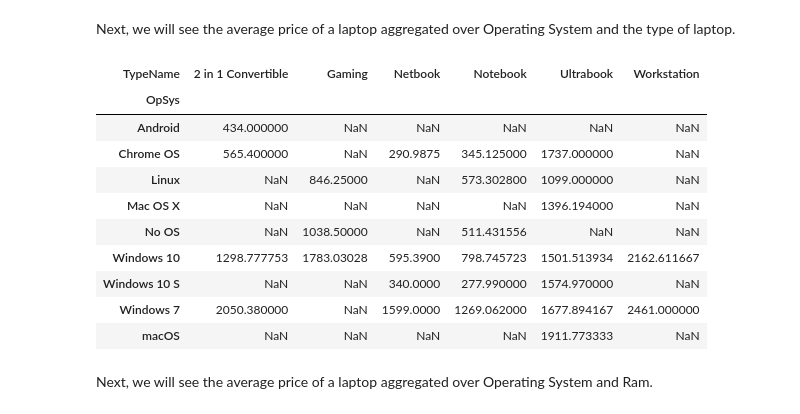
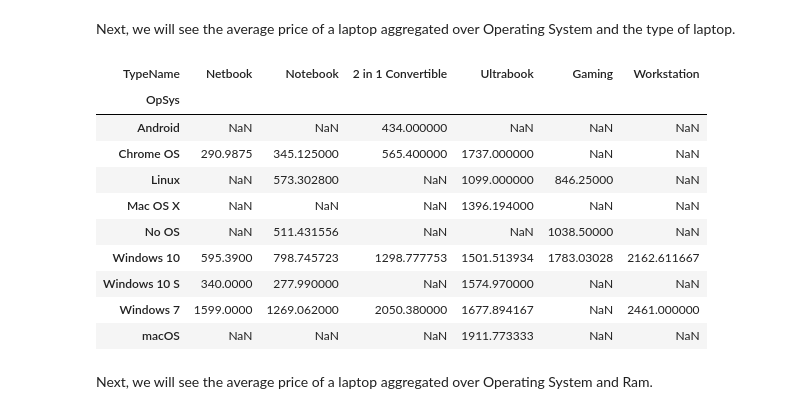
Before and after one commit to ryan-ferns/project_laptop_prices, a Jupyter notebook: laptop-prices-project.ipynb, the cells around one changed output. Cells and saved outputs as stored; diff of their text form; code cells hidden in the pictures.

```diff
--- a/laptop-prices-project.ipynb
+++ b/laptop-prices-project.ipynb
@@ -1689,19 +1697,27 @@ Next, we will see the average price of
 a laptop aggregated over Operating System
 and the type of laptop.
 # %%
-pd.pivot_table(train, values='Price_euros', index='OpSys', columns='TypeName')
+pd.pivot_table(
+    train,
+    values='Price_euros',
+    index='OpSys',
+    columns='TypeName'
+).reindex(
+    labels=TypeName_values,
+    axis=1
+)
 # %% [output]
-| TypeName | 2 in 1 Convertible | Gaming | Netbook | Notebook | Ultrabook | Workstation |
+| TypeName | Netbook | Notebook | 2 in 1 Convertible | Ultrabook | Gaming | Workstation |
 | OpSys |  |  |  |  |  |  |
-| Android | 434.000000 | NaN | NaN | NaN | NaN | NaN |
-| Chrome OS | 565.400000 | NaN | 290.9875 | 345.125000 | 1737.000000 | NaN |
-| Linux | NaN | 846.25000 | NaN | 573.302800 | 1099.000000 | NaN |
-| Mac OS X | NaN | NaN | NaN | NaN | 1396.194000 | NaN |
-| No OS | NaN | 1038.50000 | NaN | 511.431556 | NaN | NaN |
-| Windows 10 | 1298.777753 | 1783.03028 | 595.3900 | 798.745723 | 1501.513934 | 2162.611667 |
-| Windows 10 S | NaN | NaN | 340.0000 | 277.990000 | 1574.970000 | NaN |
-| Windows 7 | 2050.380000 | NaN | 1599.0000 | 1269.062000 | 1677.894167 | 2461.000000 |
-| macOS | NaN | NaN | NaN | NaN | 1911.773333 | NaN |
+| Android | NaN | NaN | 434.000000 | NaN | NaN | NaN |
+| Chrome OS | 290.9875 | 345.125000 | 565.400000 | 1737.000000 | NaN | NaN |
+| Linux | NaN | 573.302800 | NaN | 1099.000000 | 846.25000 | NaN |
+| Mac OS X | NaN | NaN | NaN | 1396.194000 | NaN | NaN |
+| No OS | NaN | 511.431556 | NaN | NaN | 1038.50000 | NaN |
+| Windows 10 | 595.3900 | 798.745723 | 1298.777753 | 1501.513934 | 1783.03028 | 2162.611667 |
+| Windows 10 S | 340.0000 | 277.990000 | NaN | 1574.970000 | NaN | NaN |
+| Windows 7 | 1599.0000 | 1269.062000 | 2050.380000 | 1677.894167 | NaN | 2461.000000 |
+| macOS | NaN | NaN | NaN | 1911.773333 | NaN | NaN |
 # %% [markdown]
 Next, we will see the average price of
 a laptop aggregated over Operating
```
Also changed, not shown: parts of 21 cells of this notebook.
